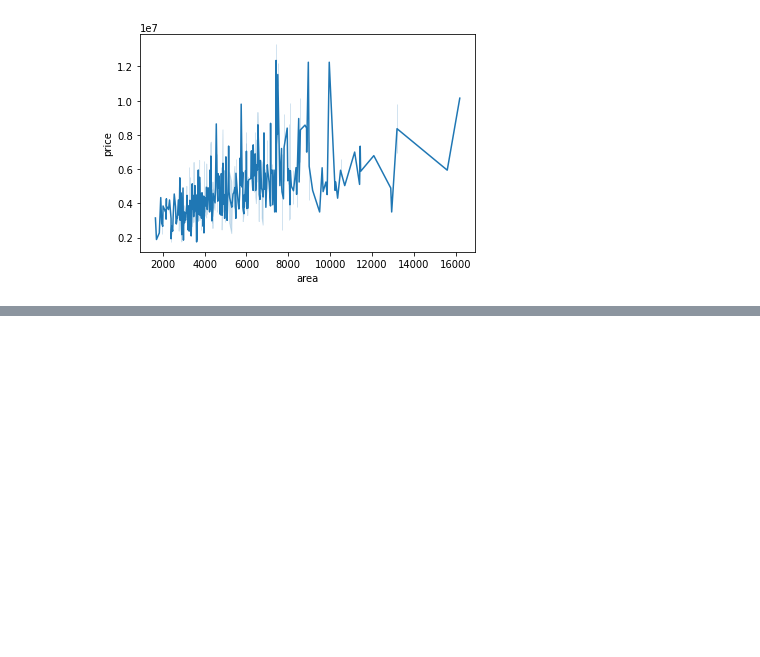
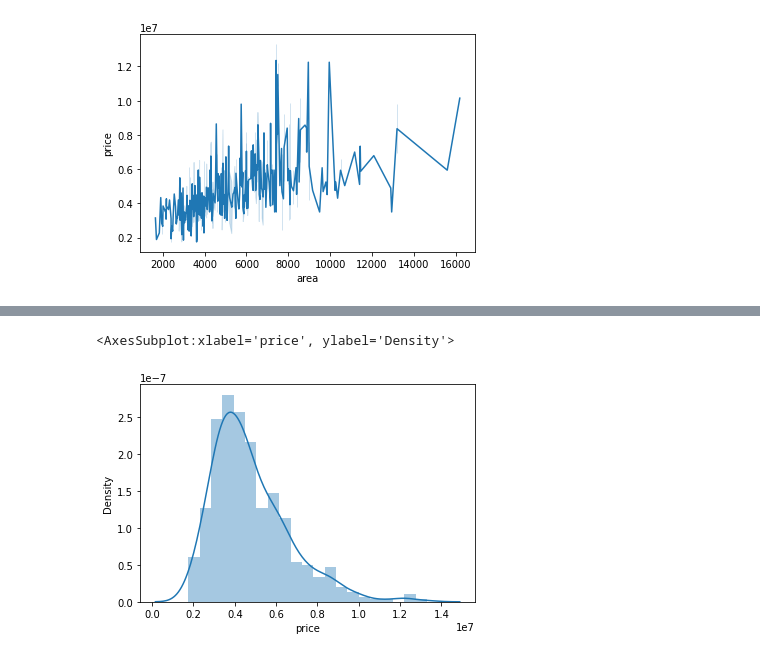
Before and after one commit to babiswas/pandasrepo, a Jupyter notebook: Housing.ipynb, the cells around one changed output, grey strips where cells are left out. Saved outputs shown, nothing was run; the diff lists cells and outputs as text; code cells hidden in the pictures; blank space fills up the shorter version.

```diff
--- a/Housing.ipynb
+++ b/Housing.ipynb
@@ -222,0 +273,5 @@ df[df['price']==df['price'].min()]
+# %%
+sns.distplot(df['price'])
+# %% [output]
+<AxesSubplot:xlabel='price', ylabel='Density'>
+[figure, added]
```
Also changed, not shown: parts of 5 cells of this notebook.
